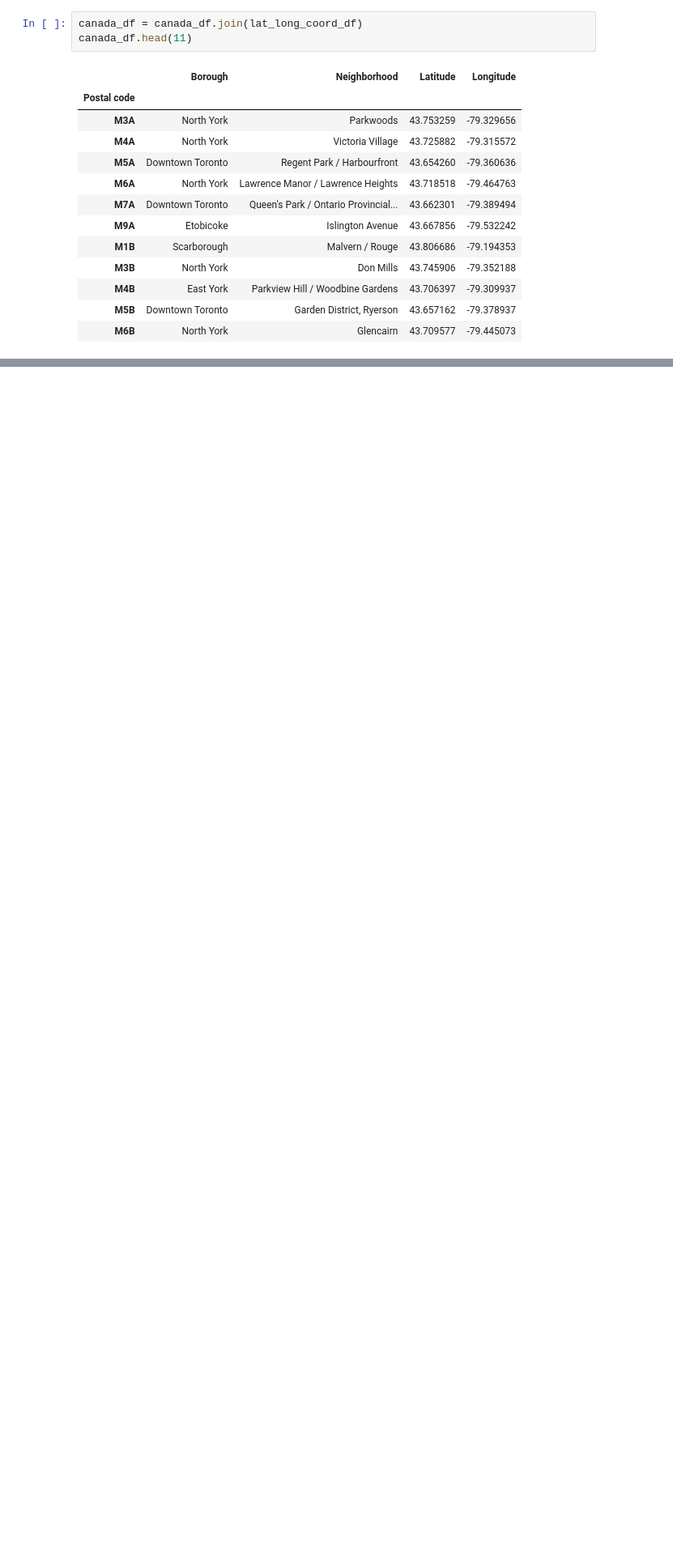
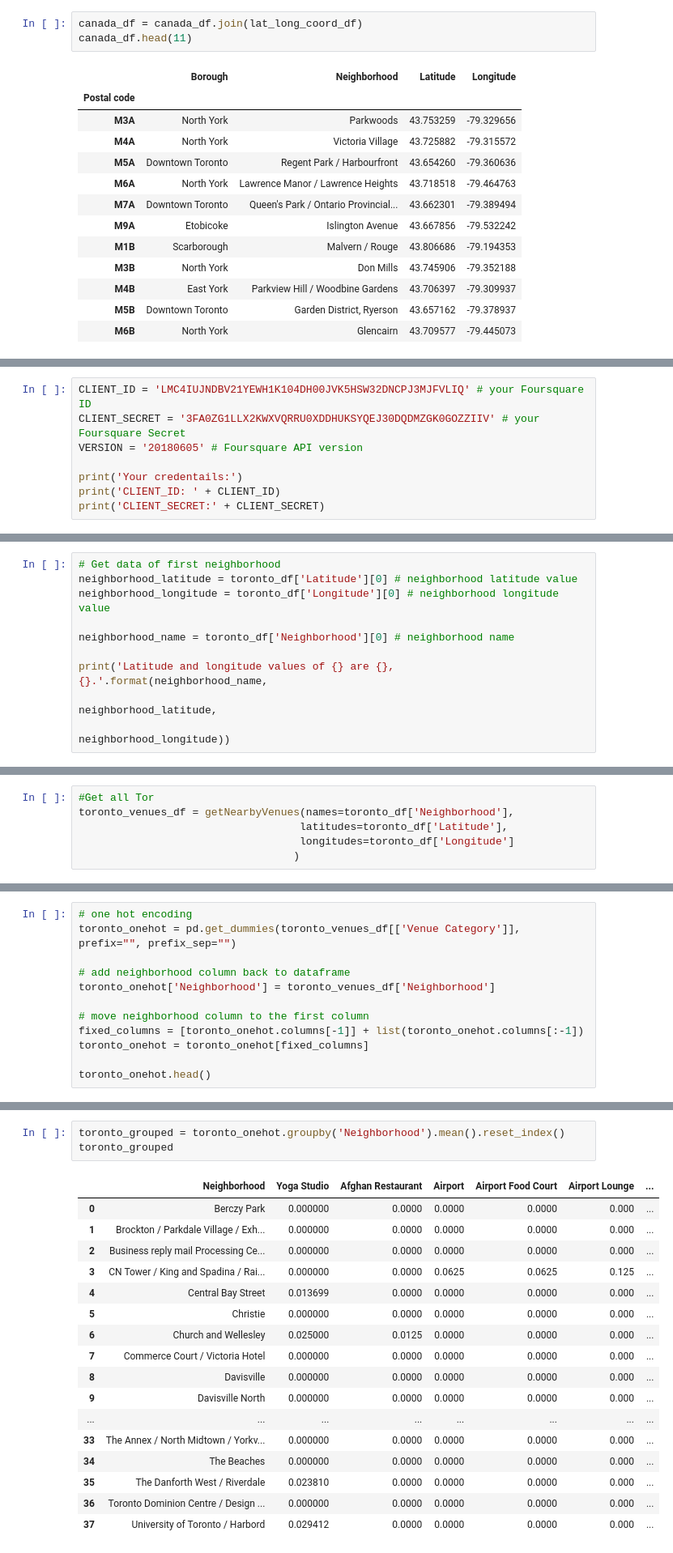
Before and after one commit to ayoajetomobi/Coursera_Capstone, a Jupyter notebook: Segmenting and Clustering.ipynb, the cells around one changed output, grey strips where cells are left out. Shown: that part at 81% size. Saved outputs shown, nothing was run; the diff lists cells and outputs as text; blank space fills up the shorter version.

Commit message:
Published from Watson Studio.

```diff
--- a/Segmenting and Clustering.ipynb
+++ b/Segmenting and Clustering.ipynb
@@ -305,0 +374,8 @@ canada_df.head(11)
+# %%
+CLIENT_ID = 'LMC4IUJNDBV21YEWH1K104DH00JVK5HSW32DNCPJ3MJFVLIQ' # your Foursquare ID
+CLIENT_SECRET = '3FA0ZG1LLX2KWXVQRRU0XDDHUKSYQEJ30DQDMZGK0GOZZIIV' # your Foursquare Secret
+VERSION = '20180605' # Foursquare API version
+
+print('Your credentails:')
+print('CLIENT_ID: ' + CLIENT_ID)
+print('CLIENT_SECRET:' + CLIENT_SECRET)
@@ -305,0 +386,10 @@ canada_df.head(11)
+# %%
+# Get data of first neighborhood
+neighborhood_latitude = toronto_df['Latitude'][0] # neighborhood latitude value
+neighborhood_longitude = toronto_df['Longitude'][0] # neighborhood longitude value
+
+neighborhood_name = toronto_df['Neighborhood'][0] # neighborhood name
+
+print('Latitude and longitude values of {} are {}, {}.'.format(neighborhood_name,
+                                                               neighborhood_latitude,
+                                                               neighborhood_longitude))
@@ -305,0 +480,6 @@ canada_df.head(11)
+# %%
+#Get all Tor
+toronto_venues_df = getNearbyVenues(names=toronto_df['Neighborhood'],
+                                   latitudes=toronto_df['Latitude'],
+                                   longitudes=toronto_df['Longitude']
+                                  )
@@ -305,0 +542,12 @@ canada_df.head(11)
+# %%
+# one hot encoding
+toronto_onehot = pd.get_dummies(toronto_venues_df[['Venue Category']], prefix="", prefix_sep="")
+
+# add neighborhood column back to dataframe
+toronto_onehot['Neighborhood'] = toronto_venues_df['Neighborhood']
+
+# move neighborhood column to the first column
+fixed_columns = [toronto_onehot.columns[-1]] + list(toronto_onehot.columns[:-1])
+toronto_onehot = toronto_onehot[fixed_columns]
+
+toronto_onehot.head()
@@ -305,0 +561,21 @@ canada_df.head(11)
+# %%
+toronto_grouped = toronto_onehot.groupby('Neighborhood').mean().reset_index()
+toronto_grouped
+# %% [output]
+|  | Neighborhood | Yoga Studio | Afghan Restaurant | Airport | Airport Food Court | Airport Lounge | ... |
+| 0 | Berczy Park | 0.000000 | 0.0000 | 0.0000 | 0.0000 | 0.000 | ... |
+| 1 | Brockton / Parkdale Village / Exh... | 0.000000 | 0.0000 | 0.0000 | 0.0000 | 0.000 | ... |
+| 2 | Business reply mail Processing Ce... | 0.000000 | 0.0000 | 0.0000 | 0.0000 | 0.000 | ... |
+| 3 | CN Tower / King and Spadina / Rai... | 0.000000 | 0.0000 | 0.0625 | 0.0625 | 0.125 | ... |
+| 4 | Central Bay Street | 0.013699 | 0.0000 | 0.0000 | 0.0000 | 0.000 | ... |
+| 5 | Christie | 0.000000 | 0.0000 | 0.0000 | 0.0000 | 0.000 | ... |
+| 6 | Church and Wellesley | 0.025000 | 0.0125 | 0.0000 | 0.0000 | 0.000 | ... |
+| 7 | Commerce Court / Victoria Hotel | 0.000000 | 0.0000 | 0.0000 | 0.0000 | 0.000 | ... |
+| 8 | Davisville | 0.000000 | 0.0000 | 0.0000 | 0.0000 | 0.000 | ... |
+| 9 | Davisville North | 0.000000 | 0.0000 | 0.0000 | 0.0000 | 0.000 | ... |
+| ... | ... | ... | ... | ... | ... | ... | ... |
+| 33 | The Annex / North Midtown / Yorkv... | 0.000000 | 0.0000 | 0.0000 | 0.0000 | 0.000 | ... |
+| 34 | The Beaches | 0.000000 | 0.0000 | 0.0000 | 0.0000 | 0.000 | ... |
+| 35 | The Danforth West / Riverdale | 0.023810 | 0.0000 | 0.0000 | 0.0000 | 0.000 | ... |
+| 36 | Toronto Dominion Centre / Design ... | 0.000000 | 0.0000 | 0.0000 | 0.0000 | 0.000 | ... |
+| 37 | University of Toronto / Harbord | 0.029412 | 0.0000 | 0.0000 | 0.0000 | 0.000 | ... |
```
Also changed, not shown: parts of 24 cells of this notebook.
